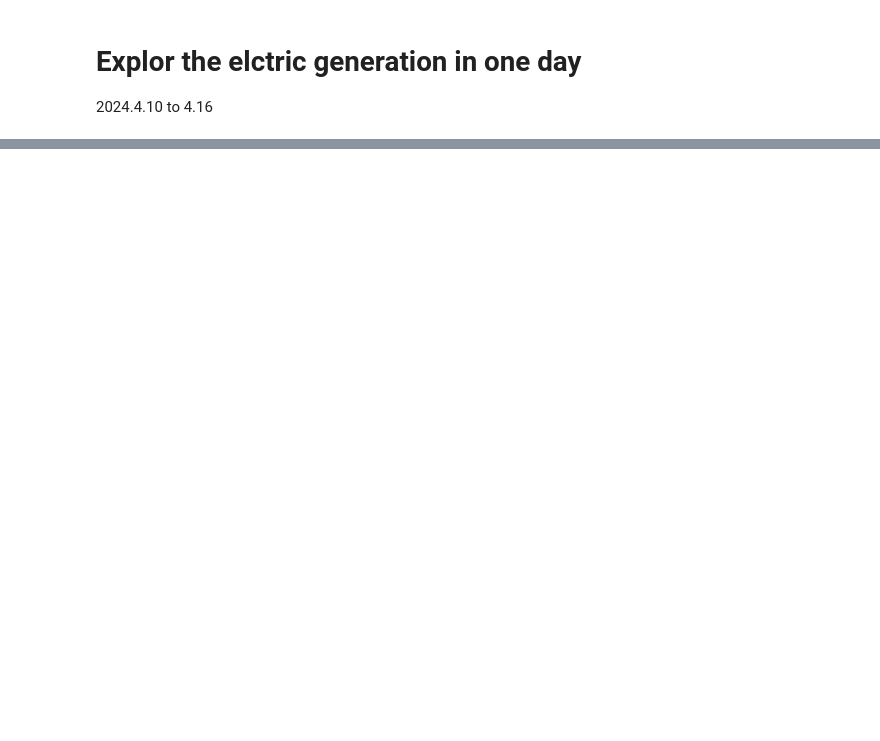
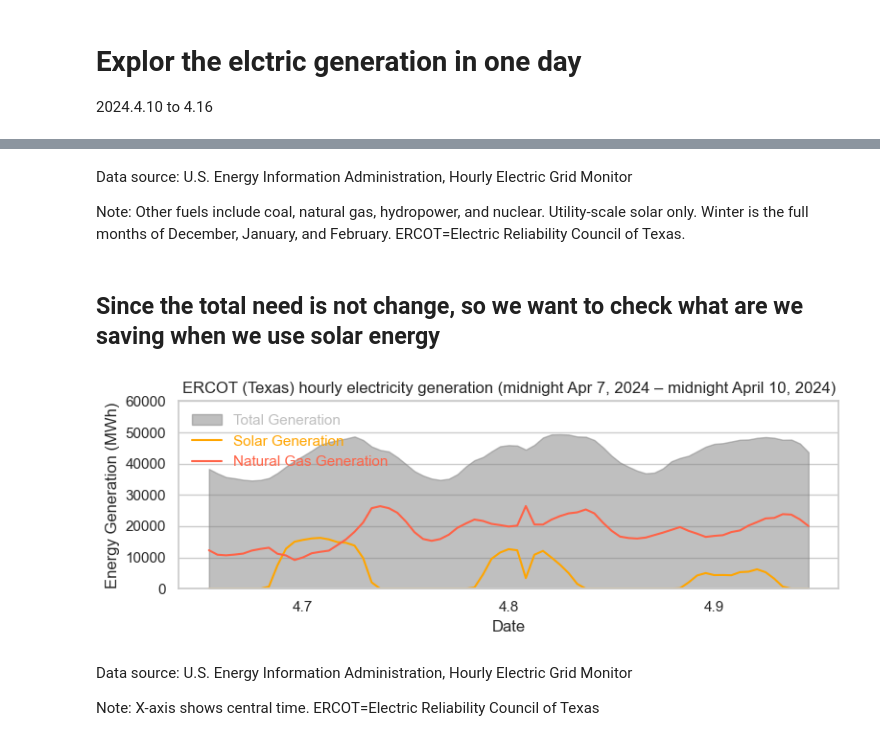
Before and after one commit to tianwin/5200-section4-group3, a Jupyter notebook: 1.ipynb, the cells around one changed output, grey strips where cells are left out. Saved outputs shown, nothing was run; the diff lists cells and outputs as text; code cells hidden in the pictures; blank space fills up the shorter version.

```diff
--- a/1.ipynb
+++ b/1.ipynb
@@ -28,0 +50,40 @@ HEGM = HEGM[HEGM["Local time"] < "2024-04-17 00:00:00"]
+# %% [markdown]
+Data source: U.S. Energy Information Administration, Hourly Electric Grid Monitor
+
+Note: Other fuels include coal, natural gas, hydropower, and nuclear. Utility-scale solar only. Winter is the full months of December, January, and February. ERCOT=Electric Reliability Council of Texas.
+# %% [markdown]
+## Since the total need is not change, so we want to check what are we saving when we use solar energy
+# %%
+HEGM = pd.read_excel('data/Region_TEX.xlsx', sheet_name="Hourly Charts", header=1)
+HEGM = HEGM[HEGM["Local time"] > "2024-04-7 00:00:00"]
+HEGM = HEGM[HEGM["Local time"] < "2024-04-10 00:00:00"]
+Hourly = HEGM[["Local time", "Net generation", "Coal", "Natural gas", "Petroleum", "Hydro", "Solar", "Wind", "Other"]]
+Hourly.dropna(inplace=True)
+data = Hourly
+data.reset_index(inplace=True)
+# %%
+data["all other"] = data["Coal"] + data["Wind"] + data["Petroleum"] + data["Other"] + data["Hydro"]
+data["sum"] = data["all other"] + data["Solar"] + data["Natural gas"]
+energy_sources = data[['sum', 'Natural gas', 'Solar']]
+plt.figure(figsize=(8, 3))
+
+
+plt.fill_between(data["Local time"], 0, data["sum"], color="gray", label="Total Generation", alpha=0.5)
+plt.plot(data["Local time"], data["Solar"], color="orange", label="Solar Generation")
+plt.plot(data["Local time"], data["Natural gas"], color="tomato", label="Natural Gas Generation")
+plt.title('ERCOT (Texas) hourly electricity generation (midnight Apr 7, 2024 – midnight April 10, 2024)')
+plt.ylabel('Energy Generation (MWh)')
+plt.ylim([0, 60000])
+plt.grid(axis="x")
+plt.xticks([pd.Timestamp('2024-04-07 12:00:00'), pd.Timestamp('2024-04-08 12:00:00'), pd.Timestamp('2024-04-09 12:00:00')], ["4.7", "4.8", "4.9"])
+# plt.xlim("2024-04-7 00:00:00", "2024-04-10 00:00:00")
+plt.xlabel('Date')
+plt.tight_layout()
+plt.legend(frameon=False, loc='upper left', labelcolor = "linecolor")
+plt.show()
+# %% [output]
+[figure, added]
+# %% [markdown]
+Data source: U.S. Energy Information Administration, Hourly Electric Grid Monitor
+
+Note: X-axis shows central time. ERCOT=Electric Reliability Council of Texas
```
Also changed, not shown: parts of 21 cells of this notebook, 12 other files.
